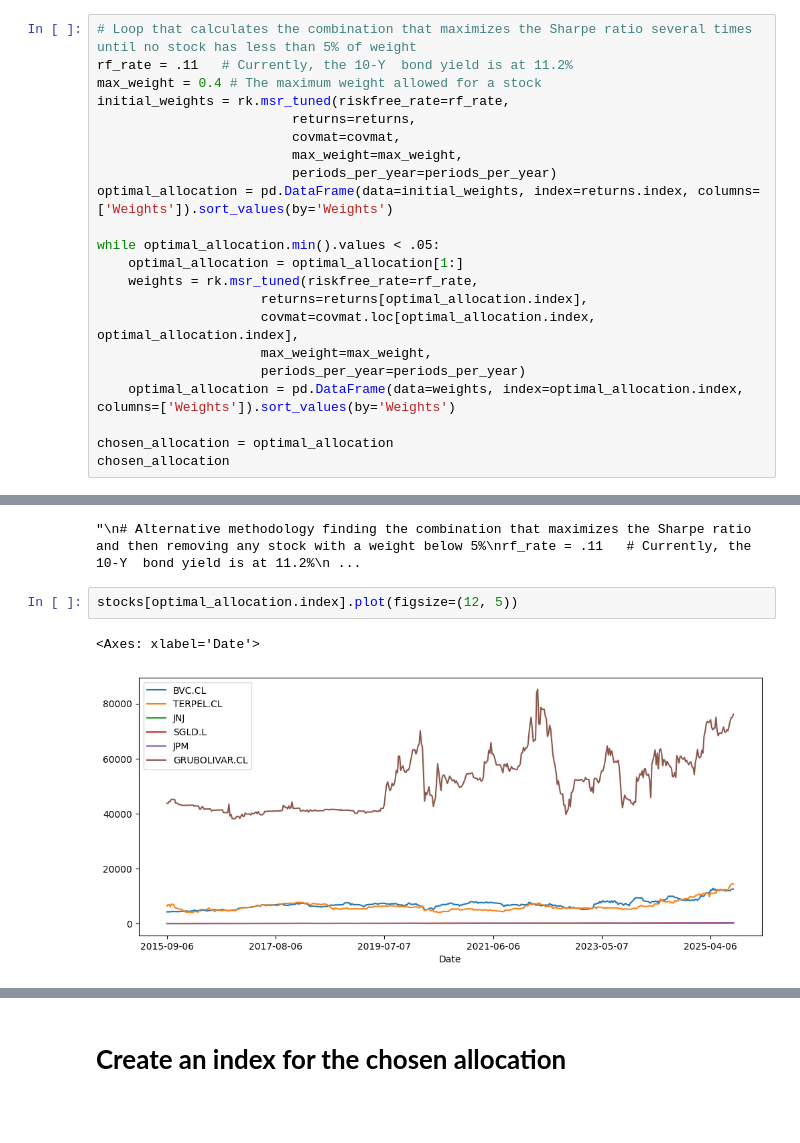
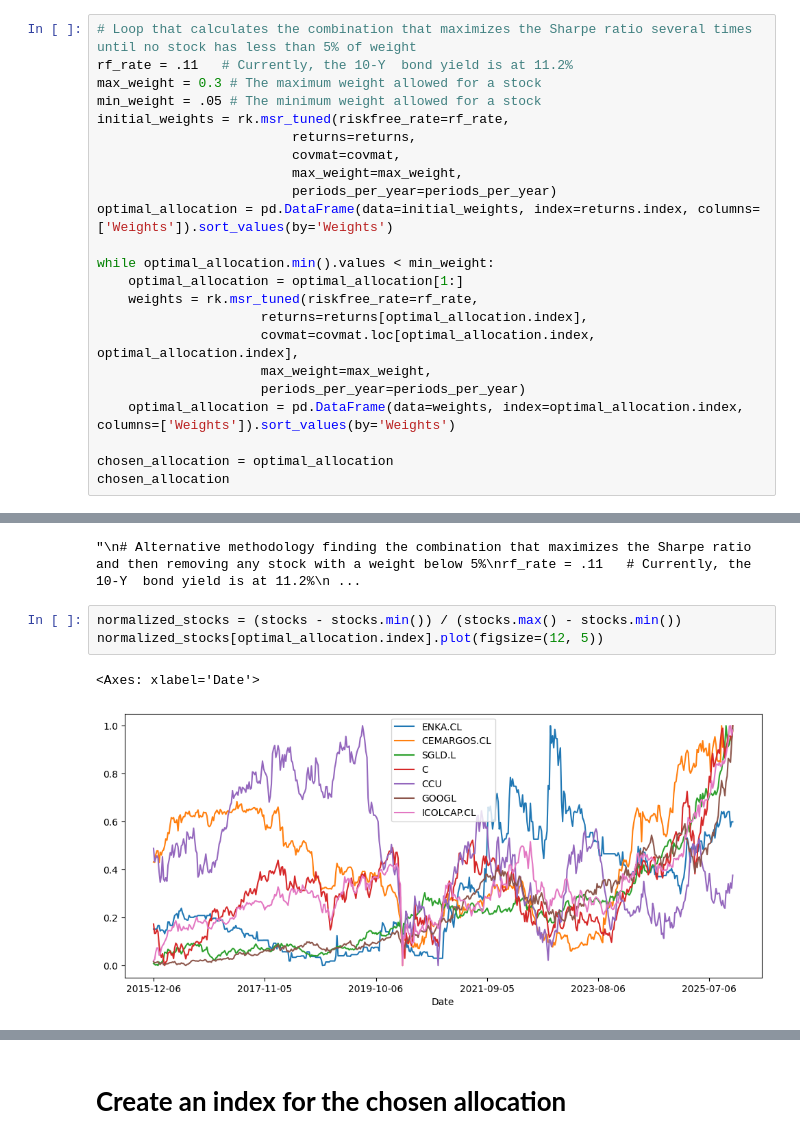
Before and after one commit to Jumarti96/Trii-stocks-allocation, a Jupyter notebook: Notebooks/3. Trii Catalog Sharpe-Ratio Maximizing Allocation.ipynb, the cells around one changed output, grey strips where cells are left out. Cells and saved outputs as stored; diff of their text form; blank space fills up the shorter version.

```diff
--- a/Notebooks/3. Trii Catalog Sharpe-Ratio Maximizing Allocation.ipynb
+++ b/Notebooks/3. Trii Catalog Sharpe-Ratio Maximizing Allocation.ipynb
@@ -143,7 +146,8 @@ covmat = expected_covmat
 # %%
 # Loop that calculates the combination that maximizes the Sharpe ratio several times until no stock has less than 5% of weight
 rf_rate = .11   # Currently, the 10-Y  bond yield is at 11.2%
-max_weight = 0.4 # The maximum weight allowed for a stock
+max_weight = 0.3 # The maximum weight allowed for a stock
+min_weight = .05 # The minimum weight allowed for a stock
 initial_weights = rk.msr_tuned(riskfree_rate=rf_rate,
                          returns=returns,
                          covmat=covmat,
@@ -151,7 +155,7 @@ initial_weights = rk.msr_tuned(riskfree_rate=rf_rate,
                          periods_per_year=periods_per_year)
 optimal_allocation = pd.DataFrame(data=initial_weights, index=returns.index, columns=['Weights']).sort_values(by='Weights')
 
-while optimal_allocation.min().values < .05:
+while optimal_allocation.min().values < min_weight:
     optimal_allocation = optimal_allocation[1:]
     weights = rk.msr_tuned(riskfree_rate=rf_rate,
                      returns=returns[optimal_allocation.index],
@@ -188,8 +193,9 @@ chosen_allocation.sort_values(by='Weights')
 # %% [output]
 "\n# Alternative methodology finding the combination that maximizes the Sharpe ratio and then removing any stock with a weight below 5%\nrf_rate = .11   # Currently, the 10-Y  bond yield is at 11.2%\n ...
 # %%
-stocks[optimal_allocation.index].plot(figsize=(12, 5))
+normalized_stocks = (stocks - stocks.min()) / (stocks.max() - stocks.min())
+normalized_stocks[optimal_allocation.index].plot(figsize=(12, 5))
 # %% [output]
 <Axes: xlabel='Date'>
-[figure, old version]
+[figure, new version]
 # %%
```
Also changed, not shown: parts of 11 cells of this notebook, 6 other files.
